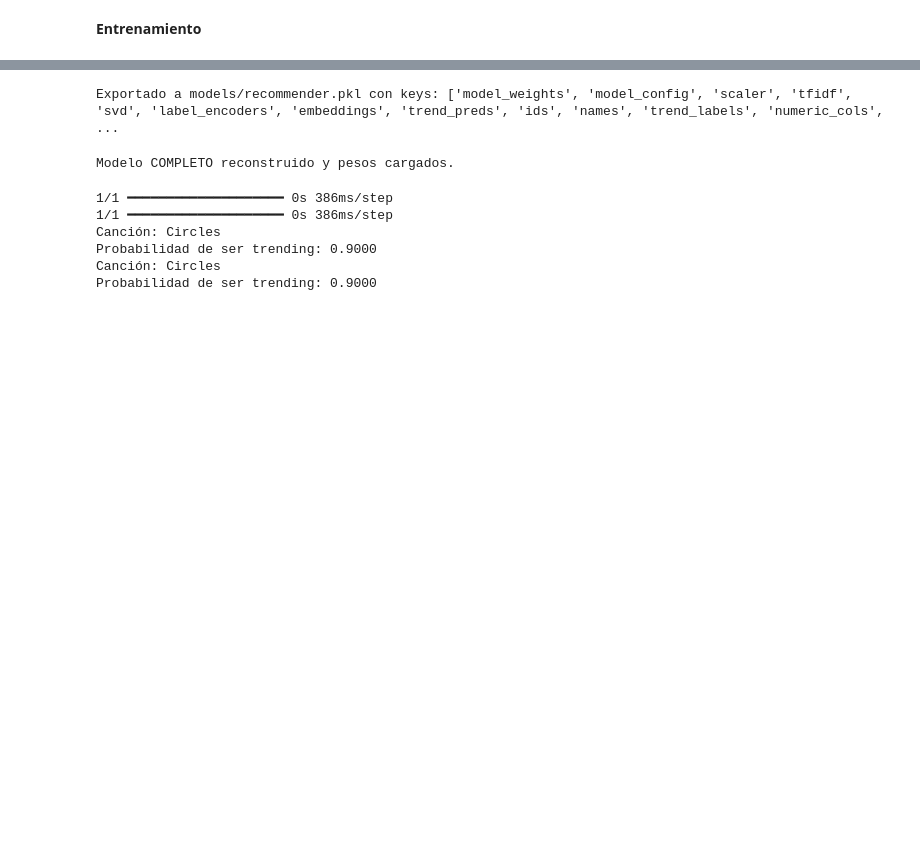
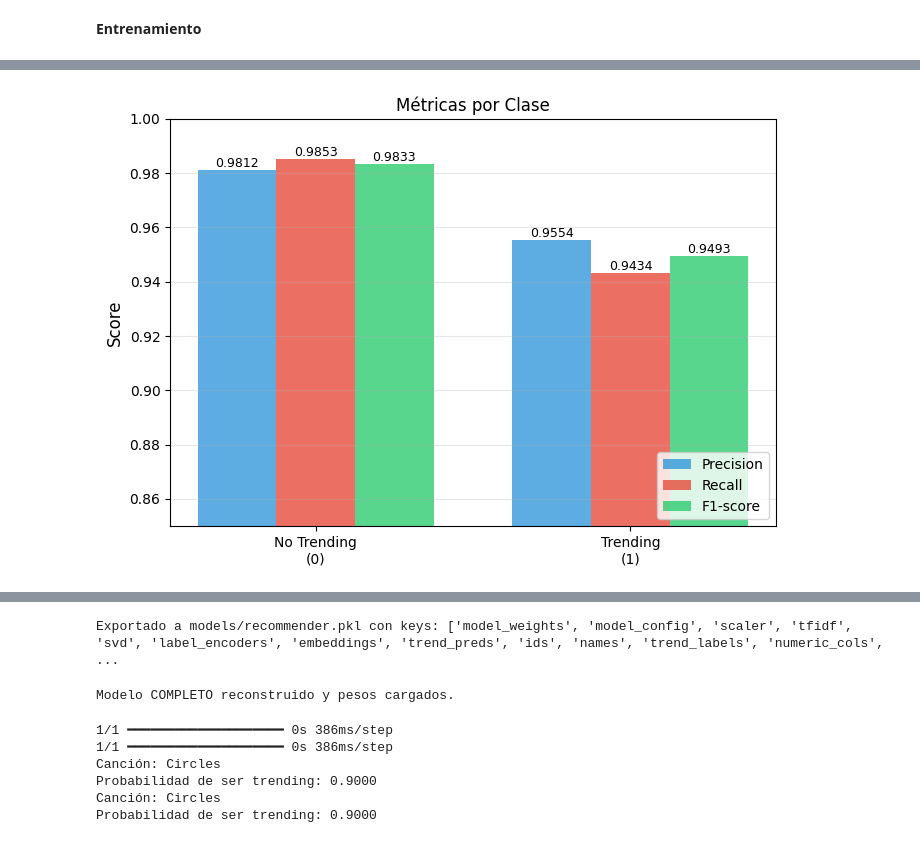
Before and after one commit to JayGhz/data-science-tf, a Jupyter notebook: model.ipynb, the cells around one changed output, grey strips where cells are left out. Drawn from its saved outputs; the diff is of its cells as text; code cells hidden in the pictures; blank space fills up the shorter version.

```diff
--- a/model.ipynb
+++ b/model.ipynb
@@ -536,0 +529,30 @@ weighted avg     0.9742    0.9743    0.9741      5722
+# %%
+report_dict = classification_report(y_val, y_pred_bin, output_dict=True, digits=4)
+classes = ['No Trending\n(0)', 'Trending\n(1)']
+metrics = ['precision', 'recall', 'f1-score']
+colors = ['#3498db', '#e74c3c', '#2ecc71']
+
+x = np.arange(len(classes))
+width = 0.25
+
+plt.figure(figsize=(7,5))
+for idx, metric in enumerate(metrics):
+    values = [report_dict['0'][metric], report_dict['1'][metric]]
+    bars = plt.bar(x + idx*width, values, width, label=metric.capitalize(),
+                   color=colors[idx], alpha=0.8)
+
+    for bar in bars:
+        height = bar.get_height()
+        plt.text(bar.get_x() + bar.get_width()/2., height,
+                f'{height:.4f}', ha='center', va='bottom', fontsize=9)
+
+plt.ylabel('Score', fontsize=12)
+plt.title('Métricas por Clase')
+plt.xticks(x + width, classes)
+plt.legend(loc='lower right')
+plt.ylim([0.85, 1.0])
+plt.grid(axis='y', alpha=0.3)
+plt.tight_layout()
+plt.show()
+# %% [output]
+[figure, added]
```
Also changed, not shown: parts of 11 cells of this notebook, 1 other file.
